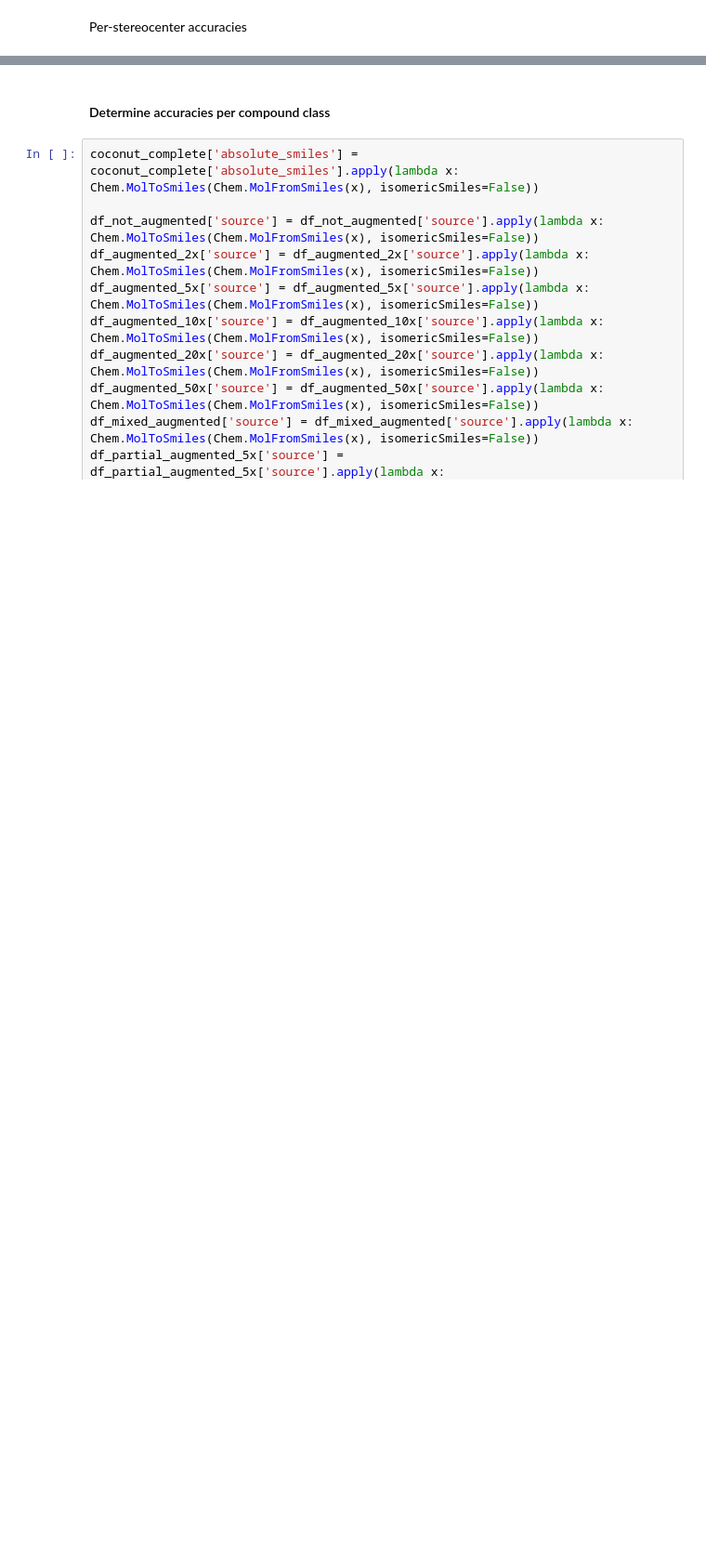
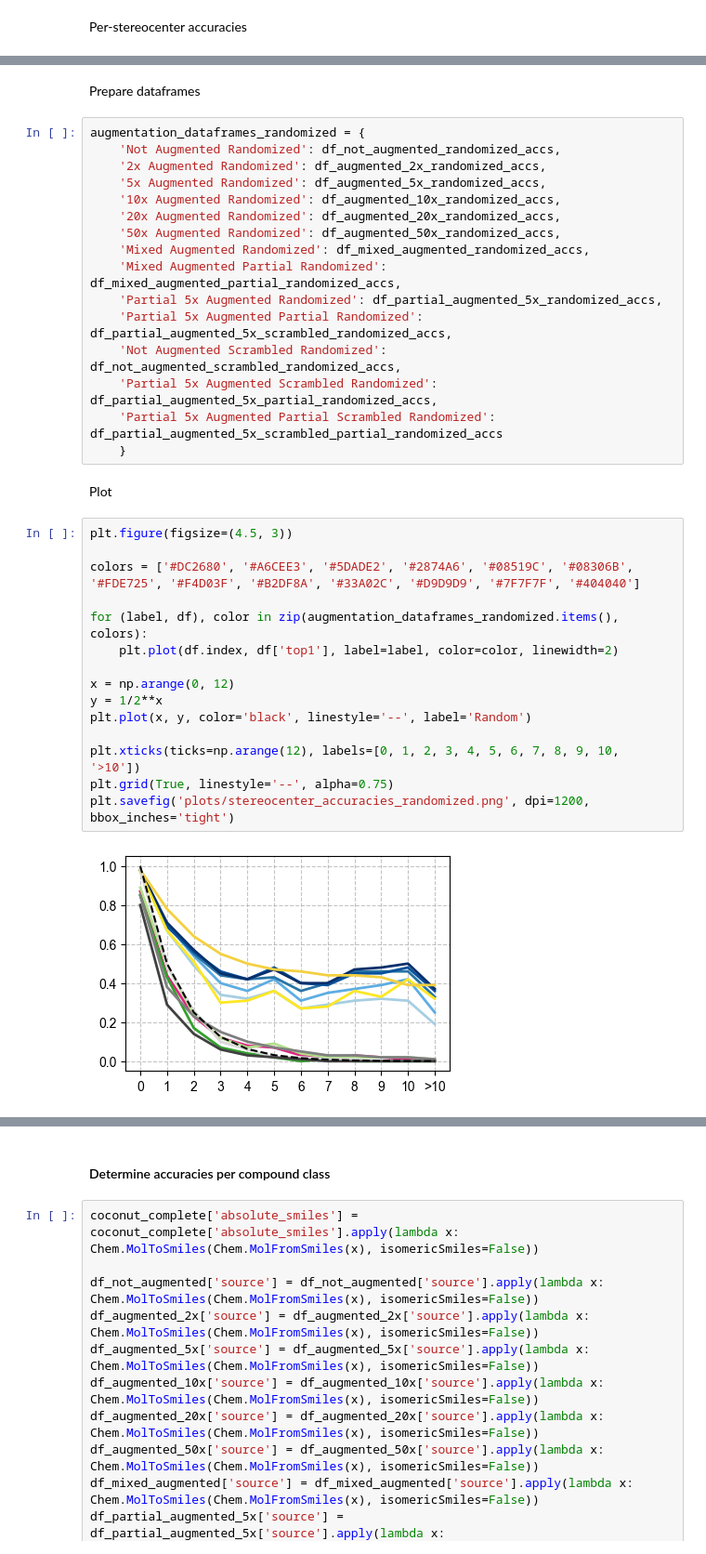
Before and after one commit to markusorsi/NPstereo, a Jupyter notebook: 07-analysis.ipynb, the cells around one changed output, grey strips where cells are left out. Shown at 93% size. Saved outputs shown, nothing was run; the diff lists cells and outputs as text; blank space fills up the shorter version.

```diff
--- a/07-analysis.ipynb
+++ b/07-analysis.ipynb
@@ -457,0 +608,37 @@ plt.savefig('plots/stereocenter_accuracies_wt.png', dpi=1200, bbox_inches='tight
+# %% [markdown]
+Prepare dataframes
+# %%
+augmentation_dataframes_randomized = {
+    'Not Augmented Randomized': df_not_augmented_randomized_accs,
+    '2x Augmented Randomized': df_augmented_2x_randomized_accs,
+    '5x Augmented Randomized': df_augmented_5x_randomized_accs,
+    '10x Augmented Randomized': df_augmented_10x_randomized_accs,
+    '20x Augmented Randomized': df_augmented_20x_randomized_accs,
+    '50x Augmented Randomized': df_augmented_50x_randomized_accs,
+    'Mixed Augmented Randomized': df_mixed_augmented_randomized_accs,
+    'Mixed Augmented Partial Randomized': df_mixed_augmented_partial_randomized_accs,
+    'Partial 5x Augmented Randomized': df_partial_augmented_5x_randomized_accs,
+    'Partial 5x Augmented Partial Randomized': df_partial_augmented_5x_scrambled_randomized_accs,
+    'Not Augmented Scrambled Randomized': df_not_augmented_scrambled_randomized_accs,
+    'Partial 5x Augmented Scrambled Randomized': df_partial_augmented_5x_partial_randomized_accs,
+    'Partial 5x Augmented Partial Scrambled Randomized': df_partial_augmented_5x_scrambled_partial_randomized_accs
+    }
+# %% [markdown]
+Plot
+# %%
+plt.figure(figsize=(4.5, 3))
+
+colors = ['#DC2680', '#A6CEE3', '#5DADE2', '#2874A6', '#08519C', '#08306B', '#FDE725', '#F4D03F', '#B2DF8A', '#33A02C', '#D9D9D9', '#7F7F7F', '#404040']
+
+for (label, df), color in zip(augmentation_dataframes_randomized.items(), colors):
+    plt.plot(df.index, df['top1'], label=label, color=color, linewidth=2)
+
+x = np.arange(0, 12)
+y = 1/2**x
+plt.plot(x, y, color='black', linestyle='--', label='Random')
+
+plt.xticks(ticks=np.arange(12), labels=[0, 1, 2, 3, 4, 5, 6, 7, 8, 9, 10, '>10'])
+plt.grid(True, linestyle='--', alpha=0.75)
+plt.savefig('plots/stereocenter_accuracies_randomized.png', dpi=1200, bbox_inches='tight')
+# %% [output]
+[figure, added]
```
Also changed, not shown: parts of 16 cells of this notebook, 3 other files.
